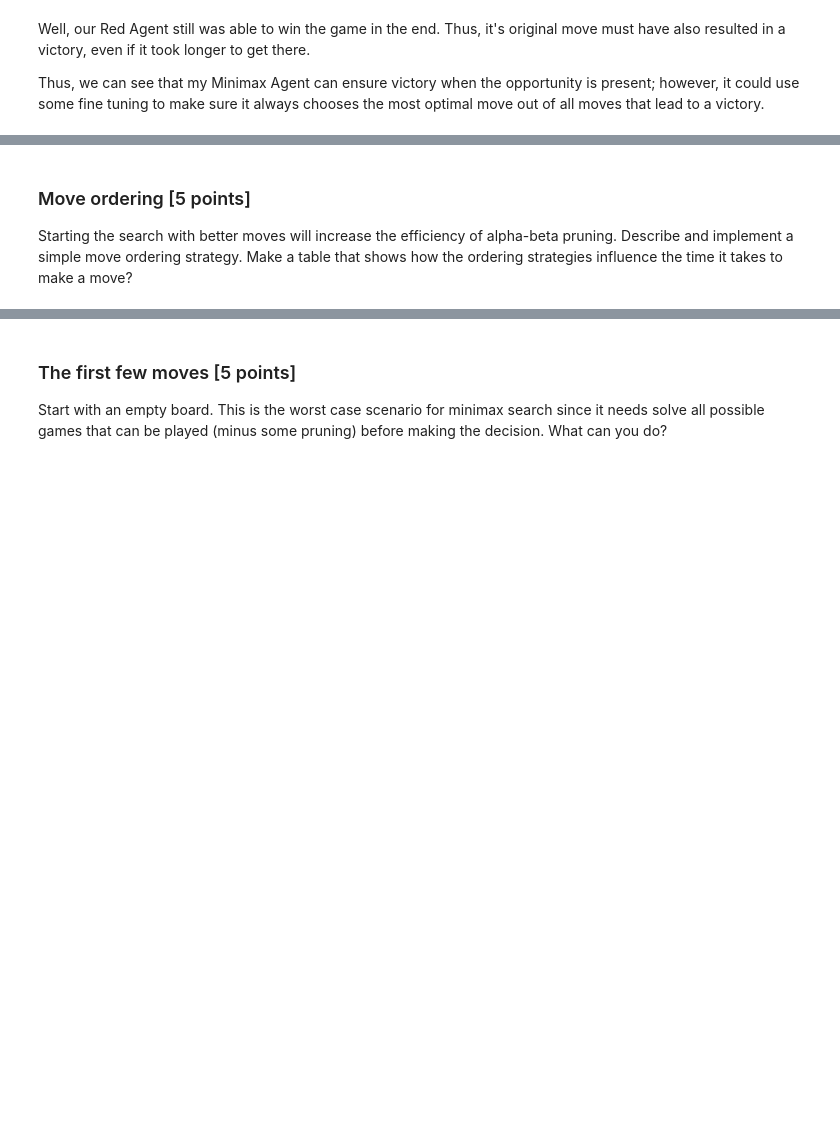
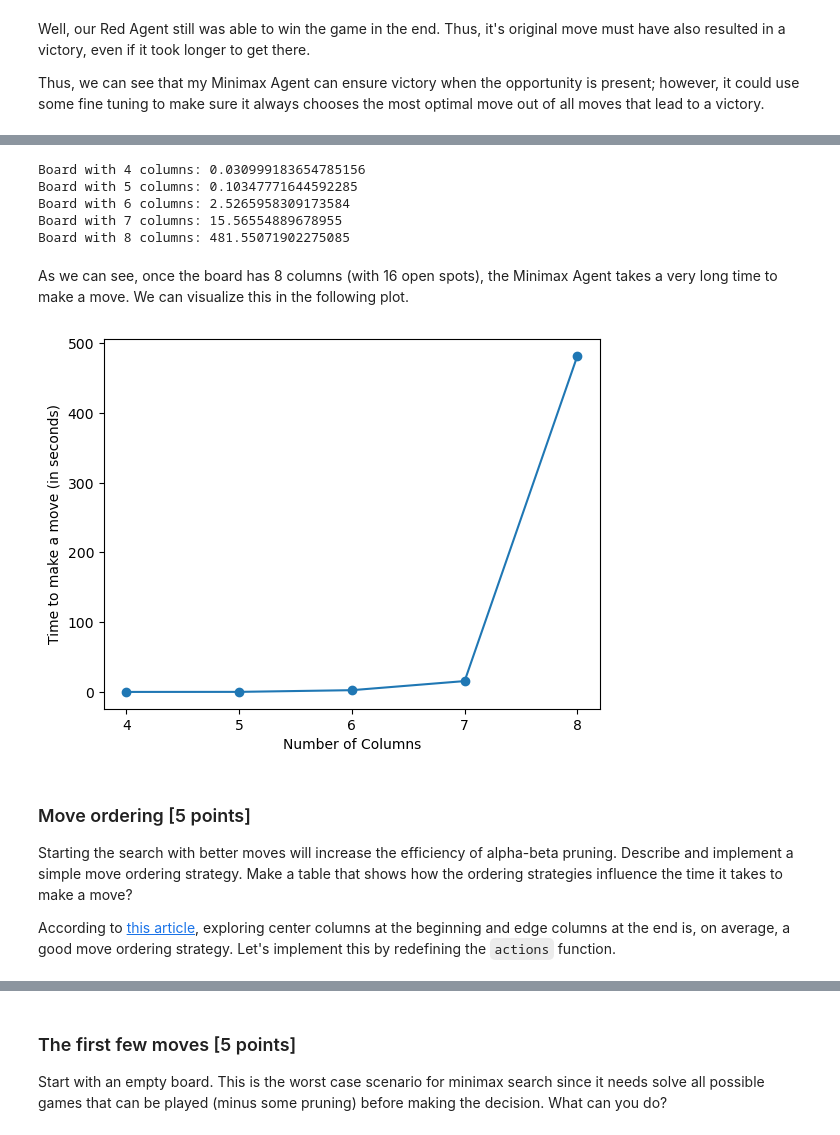
Before and after one commit to Mikecamdo/ArtificialIntelligence, a Jupyter notebook: Assignment 5/assignment_connect4.ipynb, the cells around one changed output, grey strips where cells are left out. Cells and saved outputs as stored; diff of their text form; code cells hidden in the pictures; blank space fills up the shorter version.

Commit message:
Time Analysis and Move Ordering
Began time analysis and move ordering analysis for the Minimax Algorithm

```diff
--- a/Assignment 5/assignment_connect4.ipynb
+++ b/Assignment 5/assignment_connect4.ipynb
@@ -470,4 +476,54 @@ How long does it take to make a move? Start with a smaller board with 4 columns
+# %%
+from time import time
+
+odd_column = np.array([0, 0, 1, -1])
+even_column = np.array([0, 0, -1, 1])
+
+board = np.array(
+        [[ 0, 0, 0, 0],
+         [ 0, 0, 0, 0],
+         [ 1,-1, 1,-1],
+         [-1, 1,-1, 1]])
+
+times = []
+
+for i in range(5):
+    start = time()
+
+    red_agent = Minimax_Search(player=1)
+    value, move = red_agent.make_move(board)
+
+    end = time()
+
+    times.append(end - start)
+
+    print(f"Board with {4 + i} columns: {end - start}")
+
+    if i % 2 == 0:
+        board = np.column_stack((board, odd_column))
+    else:
+        board = np.column_stack((board, even_column))
+# %% [output]
+Board with 4 columns: 0.030999183654785156
+Board with 5 columns: 0.10347771644592285
+Board with 6 columns: 2.5265958309173584
+Board with 7 columns: 15.56554889678955
+Board with 8 columns: 481.55071902275085
+# %% [markdown]
+As we can see, once the board has 8 columns (with 16 open spots), the Minimax Agent takes a very long time to make a move. We can visualize this in the following plot.
+# %%
+plt.clf()
+plt.plot([4, 5, 6, 7, 8], times, marker='o')
+plt.xlabel('Number of Columns')
+plt.ylabel('Time to make a move (in seconds)')
+plt.xticks(range(4,9))
+
+plt.show()
+# %% [output]
+[figure, added]
 # %% [markdown]
 ### Move ordering [5 points]
 
 Starting the search with better moves will increase the efficiency of alpha-beta pruning. Describe and implement a simple move ordering strategy. Make a table that shows how the ordering strategies influence the time it takes to make a move?
+
+According to [this article](http://blog.gamesolver.org/solving-connect-four/05-move-exploration-order/), exploring center columns at the beginning and edge columns at the end is, on average, a good move ordering strategy. Let's implement this by redefining the <code>actions</code> function.
```
Also changed, not shown: parts of 6 cells of this notebook.
